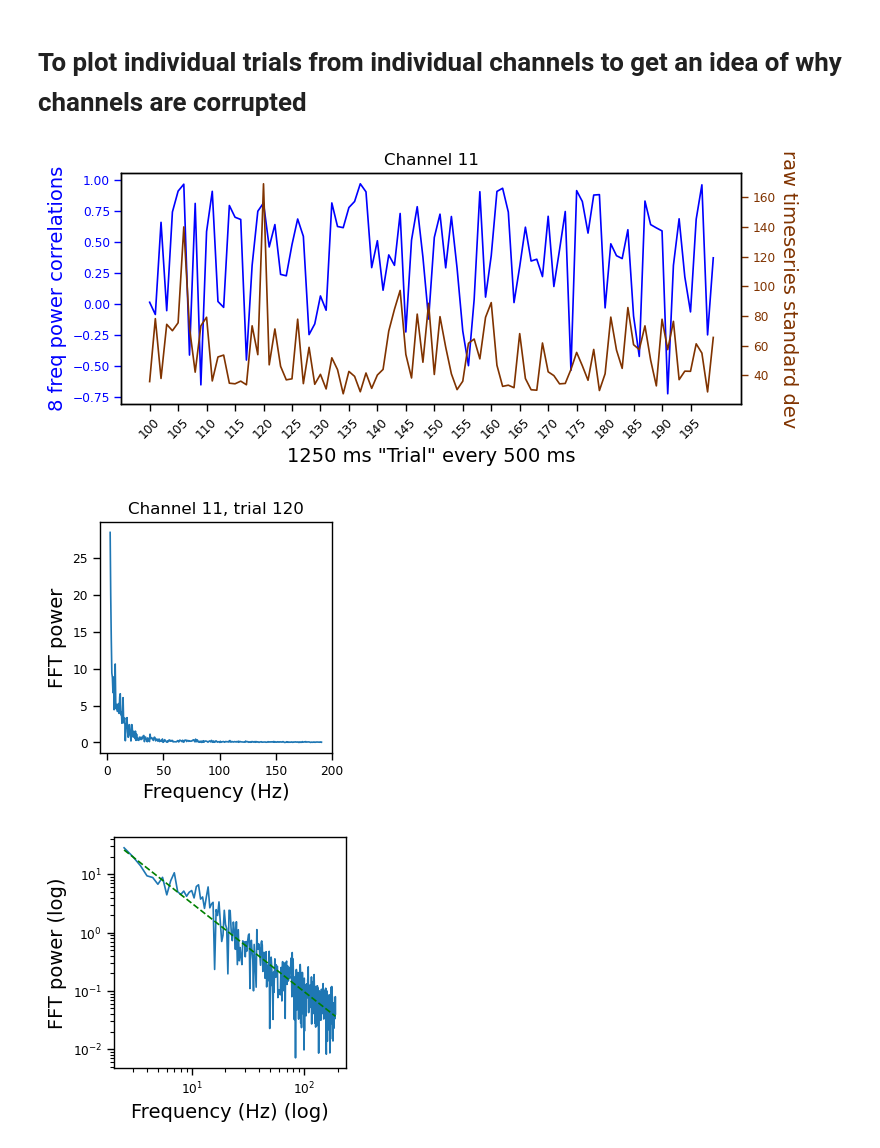
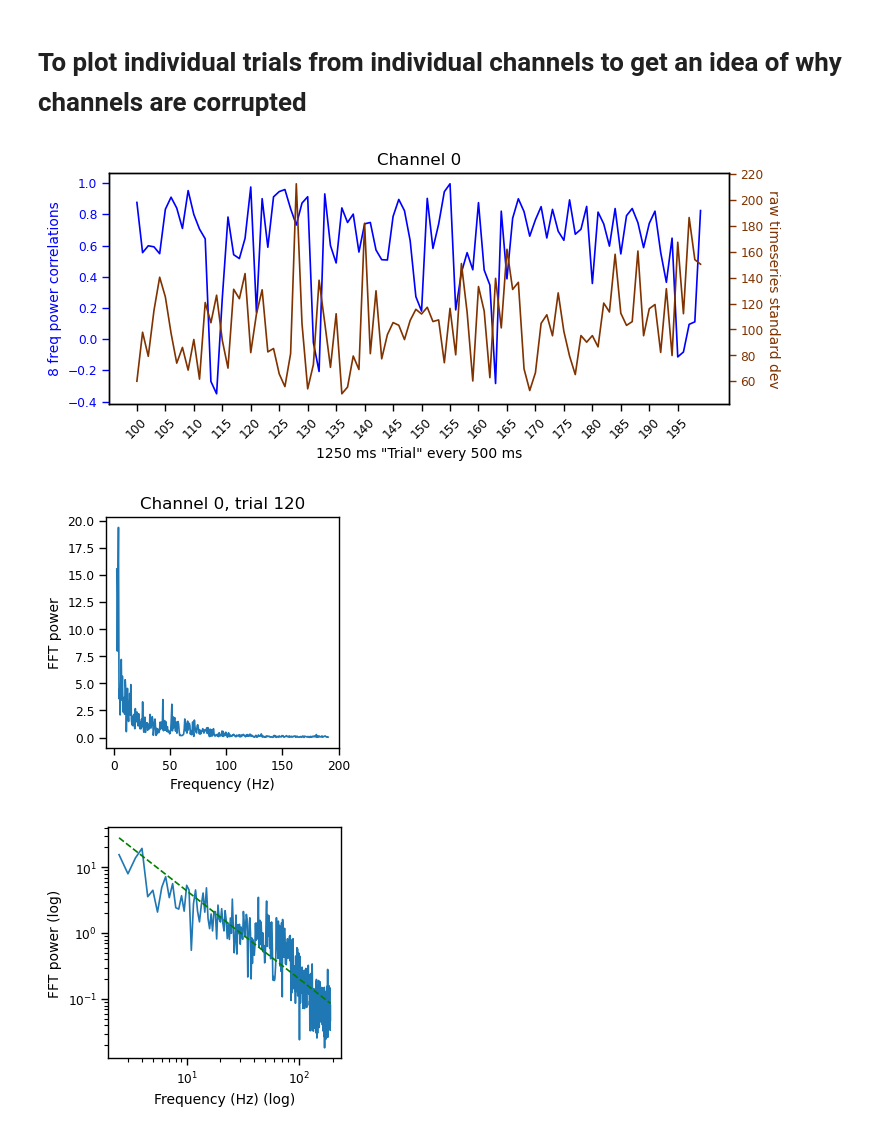
Before and after one commit to jjsakon/neuroLoad, a Jupyter notebook: LFPinputSetup-classifierFeatures.ipynb, the cells around one changed output. Cells and saved outputs as stored; diff of their text form; code cells hidden in the pictures.

```diff
--- a/LFPinputSetup-classifierFeatures.ipynb
+++ b/LFPinputSetup-classifierFeatures.ipynb
@@ -101,8 +101,8 @@ def is_number_in_ranges(number, ranges):
 # dir_path = '/u/project/ifried/jsakon/566/Exp3_Goldmine_Gems/Archive/'
 # dir_path = '/u/project/ifried/jsakon/566/EXP4_Morpheme_control/Archive'
 # dir_path = '/u/project/ifried/jsakon/564/564_Movie_pre- and post-sleep LFP/EXP3_Movie_24_Pre_Sleep/2023-06-05_22-55-30'
-# dir_path = '/u/project/ifried/jsakon/564/564_Movie_pre- and post-sleep LFP/ZUGARO_EXP4_MTLONLY_SLEEP'
-dir_path = '/u/project/ifried/jsakon/564/564_Movie_pre- and post-sleep LFP/EXP4_Movie_24_sleep'
+dir_path = '/u/project/ifried/jsakon/564/564_Movie_pre- and post-sleep LFP/ZUGARO_EXP4_MTLONLY_SLEEP'
+# dir_path = '/u/project/ifried/jsakon/564/564_Movie_pre- and post-sleep LFP/EXP4_Movie_24_sleep'
 # dir_path = '/u/project/ifried/jsakon/565/EXP6_Movie_24_Pre_Sleep/neural_data'
 # dir_path = '/u/project/ifried/jsakon/566/EXP6_Movie_24_Control_Videos/Exp6_pre24_control_movies'
 # dir_path = '/u/project/ifried/jsakon/566/EXP7_Movie_24_Pre_Sleep/566_presleep_macroLFP/'
@@ -203,32 +216,38 @@ bipolar_ref = 1
 desired_samplerate = 500 # Hz. 2000 Hz is default. Decimating takes ~15% longer to run
 plot_whole_session = 1 # if 1, this will plot the whole session, and the code below will
 # change precision from float64 to float16 to avoid memory errors.
-# If 0, change start_time and end_time below:
+# If 0, change start_time and end_time here:
+start_time = 0 # in ms
+end_time = 3600000 # in ms
 
 ##### *** select time range *** #####
+current_sr = neuralynx_io.load_ncs(filtered_files[0])['sampling_rate'] # NLX micros at 32K, macros at 2k
+sr_factor = current_sr/1000
 if plot_whole_session == 0:
-    # Enter start and end times to plot here:
-    start_time = 0 # in ms
-    end_time = 3600000 # in ms
-
-    current_sr = neuralynx_io.load_ncs(filtered_files[0])['sampling_rate'] # NLX micros at 32K, macros at 2k
-    sr_factor = current_sr/1000
     time_range = range(int(start_time*sr_factor),int(end_time*sr_factor))
-
 elif plot_whole_session == 1:
     time_range = range(0,len(neuralynx_io.load_ncs(filtered_files[0])['data'])) # full data
-
-begin_time = time.time()
 
 lfp_mat = []
 channel_names = []
 for i_file in range(len(filtered_files)):
+    begin_time = time.time()
     if bipolar_ref == 1:
         if last_electrode_mask[i_file] == 0:
-            temp_mat = neuralynx_io.load_ncs(filtered_files[i_file])['data'][time_range] - \
-                neuralynx_io.load_ncs(filtered_files[i_file+1])['data'][time_range]
+            # save time loading the same file twice using logic
+            if i_file == 0: # beginning of first shank
+                first_file = neuralynx_io.load_ncs(filtered_files[i_file])['data'][time_range]
+                second_file = neuralynx_io.load_ncs(filtered_files[i_file+1])['data'][time_range]
+            elif last_electrode_mask[i_file-1] == 0: # beginning of shank so load both
+                first_file = neuralynx_io.load_ncs(filtered_files[i_file])['data'][time_range]
+                second_file = neuralynx_io.load_ncs(filtered_files[i_file+1])['data'][time_range]
+            else:
+                first_file = copy(second_file)
+                second_file = neuralynx_io.load_ncs(filtered_files[i_file+1])['data'][time_range]
+            temp_mat = first_file - second_file
             channel_names.append(filtered_files[i_file][-12:]+' - '+filtered_files[i_file+1][-12:]) # just grab last 20 characters
         else:
+            print('Time to load all pairs for this electrode shank: '+str(time.time()-begin_time))
             print("skipping "+filtered_files[i_file]+" since we're doing bipolar referencing")
             continue # go on to next electrode since we have all the bipolar pairs for this one
     else:
@@ -248,6 +267,4 @@ lfp_mat = TimeSeries(lfp_mat,
 
 print('Shape of LFP matrix (channel X time):')
 print(np.shape(lfp_mat))
-
-print('Time to run: '+str(time.time()-begin_time))
 # %% [output]
@@ -555,7 +561,7 @@ a=1;
 # %% [markdown]
 # To plot individual trials from individual channels to get an idea of why channels are corrupted
 # %%
-channel = 11
+channel = 0
 trial = 120
 
 # for channel plot z_pows and std over trials to see where issues occur
@@ -608,33 +614,33 @@ plt.show()
 plt.subplots(1,1,figsize=(3,3))
 xplot = xf[plot_range]
 yplot = corrected_yf[plot_range]
 spectrum_slope = np.polyfit(np.log(xplot), np.log(yplot), 1)
 # spectrum_slope = siegelslopes(np.log(xplot), np.log(yplot)) # robust regression
 spectrum_val = spectrum_slope[0]*np.log(xplot)+spectrum_slope[1] #np.polyval(spectrum_slope,np.log(xplot))
 plt.loglog(xplot,yplot)
 plt.loglog(xplot,[np.exp(n) for n in spectrum_val], 'g--')
 plt.ylabel('FFT power (log)'); plt.xlabel('Frequency (Hz) (log)')
 # fit with linear regression and get r^2
 slope, intercept, r_value, _, _ = linregress(np.log(xplot), np.log(yplot))
 r2 = r_value**2 # same as np.corrcoef^2 for linear regression
 # plt.text(100,0,'r^2 = '+str(np.round(r2,2)))
 abs_dist = np.mean(np.abs([np.exp(n) for n in spectrum_val]-np.log(yplot)))
 plt.show()
 
 # plot raw data
 sr = line_filt_data.samplerate.values # should be the same as above but just in case
 plt.subplots(1,1,figsize=(5,2))
 # Calculate the time for each sample
 time = np.linspace(0, len(line_filt_data[trial, channel, :]) / sr, len(line_filt_data[trial, channel, :]))
 plt.plot(time,line_filt_data[trial,channel,:])
 # plt.title(df_sess['subject']+'-'+str(df_sess['session'])+ ' raw data for channel '+str(channel)+', trial '+str(trial)+', SR = '+str(sr))
 plt.ylabel('Voltage (uV)')
 plt.xlabel('Time (s)')
 plt.title('Channel '+str(channel)+', trial '+str(trial))
 plt.show()
 
 a=1;
 # %% [output]
-[figure, old version]
+[figure, new version]
-[figure, old version]
+[figure, new version]
-[figure, old version]
+[figure, new version]
```
Also changed, not shown: parts of 11 cells of this notebook.
